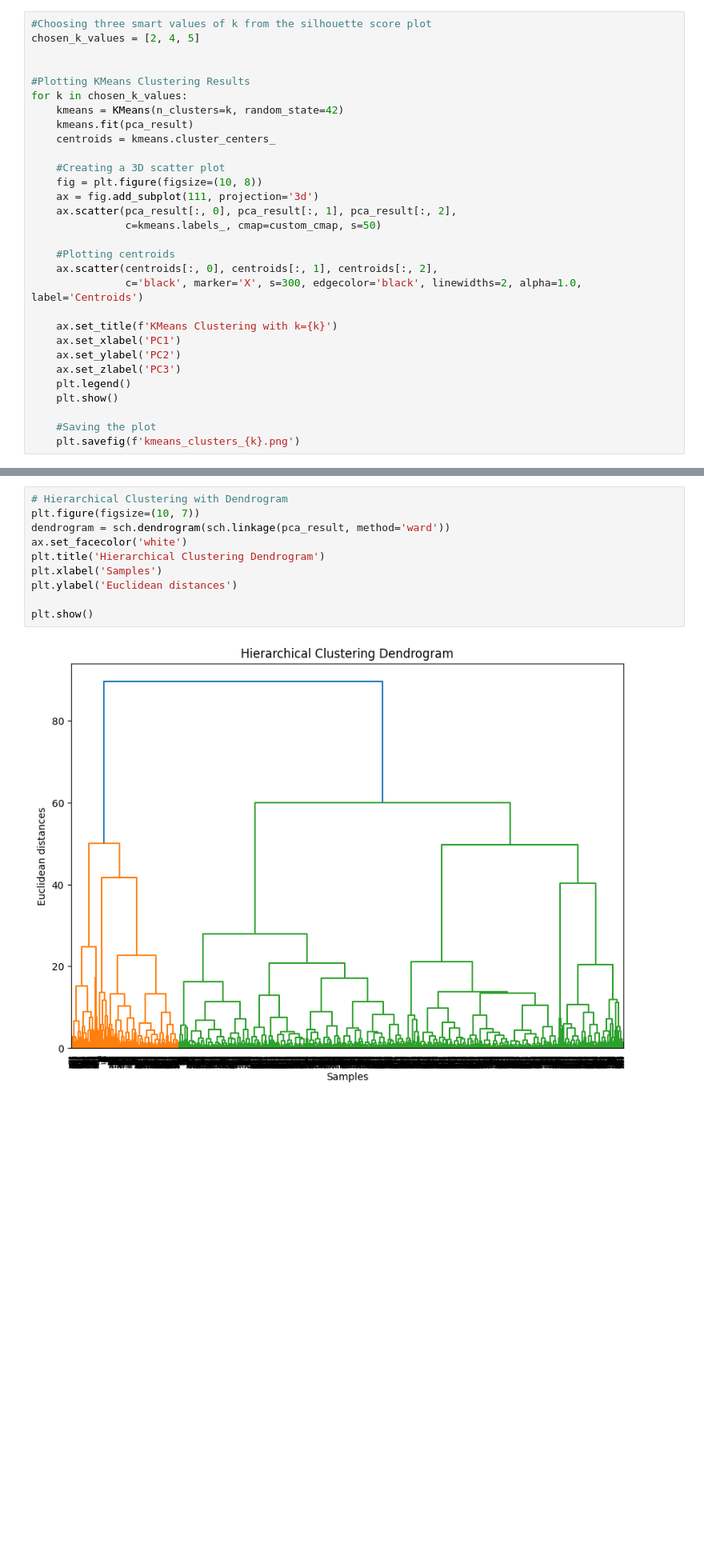
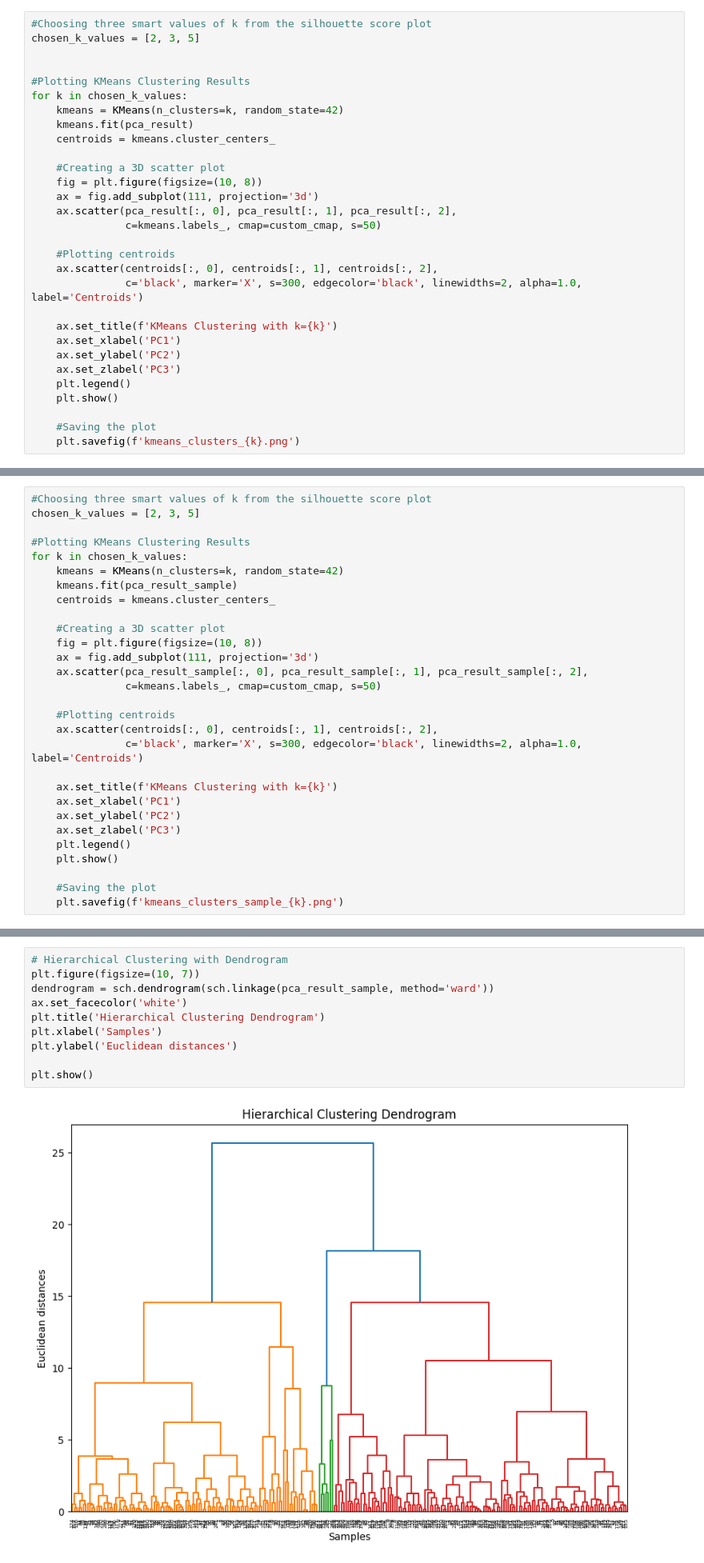
Before and after one commit to KenzieHensel/Project, a Jupyter notebook: Module_2/Clustering.ipynb, the cells around one changed output, grey strips where cells are left out. Shown at 80% size. Cells and saved outputs as stored; diff of their text form; blank space fills up the shorter version.

```diff
--- a/Module_2/Clustering.ipynb
+++ b/Module_2/Clustering.ipynb
@@ -62,7 +62,7 @@ plt.savefig('silhouette_scores.png')
 <Figure size 640x480 with 0 Axes>
 # %%
 #Choosing three smart values of k from the silhouette score plot
-chosen_k_values = [2, 4, 5]
+chosen_k_values = [2, 3, 5]
 
 
 #Plotting KMeans Clustering Results
@@ -99,0 +140,29 @@ for k in chosen_k_values:
+# %%
+#Choosing three smart values of k from the silhouette score plot
+chosen_k_values = [2, 3, 5]
+
+#Plotting KMeans Clustering Results
+for k in chosen_k_values:
+    kmeans = KMeans(n_clusters=k, random_state=42)
+    kmeans.fit(pca_result_sample)
+    centroids = kmeans.cluster_centers_
+
+    #Creating a 3D scatter plot
+    fig = plt.figure(figsize=(10, 8))
+    ax = fig.add_subplot(111, projection='3d')
+    ax.scatter(pca_result_sample[:, 0], pca_result_sample[:, 1], pca_result_sample[:, 2],
+               c=kmeans.labels_, cmap=custom_cmap, s=50)
+
+    #Plotting centroids
+    ax.scatter(centroids[:, 0], centroids[:, 1], centroids[:, 2],
+               c='black', marker='X', s=300, edgecolor='black', linewidths=2, alpha=1.0, label='Centroids')
+
+    ax.set_title(f'KMeans Clustering with k={k}')
+    ax.set_xlabel('PC1')
+    ax.set_ylabel('PC2')
+    ax.set_zlabel('PC3')
+    plt.legend()
+    plt.show()
+
+    #Saving the plot
+    plt.savefig(f'kmeans_clusters_sample_{k}.png')
@@ -105,15 +181,15 @@ pca_df = pd.DataFrame(pca_result, columns=['PC1', 'PC2', 'PC3'])
 # %%
 # Hierarchical Clustering with Dendrogram
 plt.figure(figsize=(10, 7))
-dendrogram = sch.dendrogram(sch.linkage(pca_result, method='ward'))
+dendrogram = sch.dendrogram(sch.linkage(pca_result_sample, method='ward'))
 ax.set_facecolor('white')
 plt.title('Hierarchical Clustering Dendrogram')
 plt.xlabel('Samples')
 plt.ylabel('Euclidean distances')
 
 plt.show()
 # %% [output]
-[figure, old version]
+[figure, new version]
 # %%
 #Cutting the dendrogram to form clusters
 max_d = 7  # Example threshold
```
Also changed, not shown: parts of 7 cells of this notebook, 2 other files.
